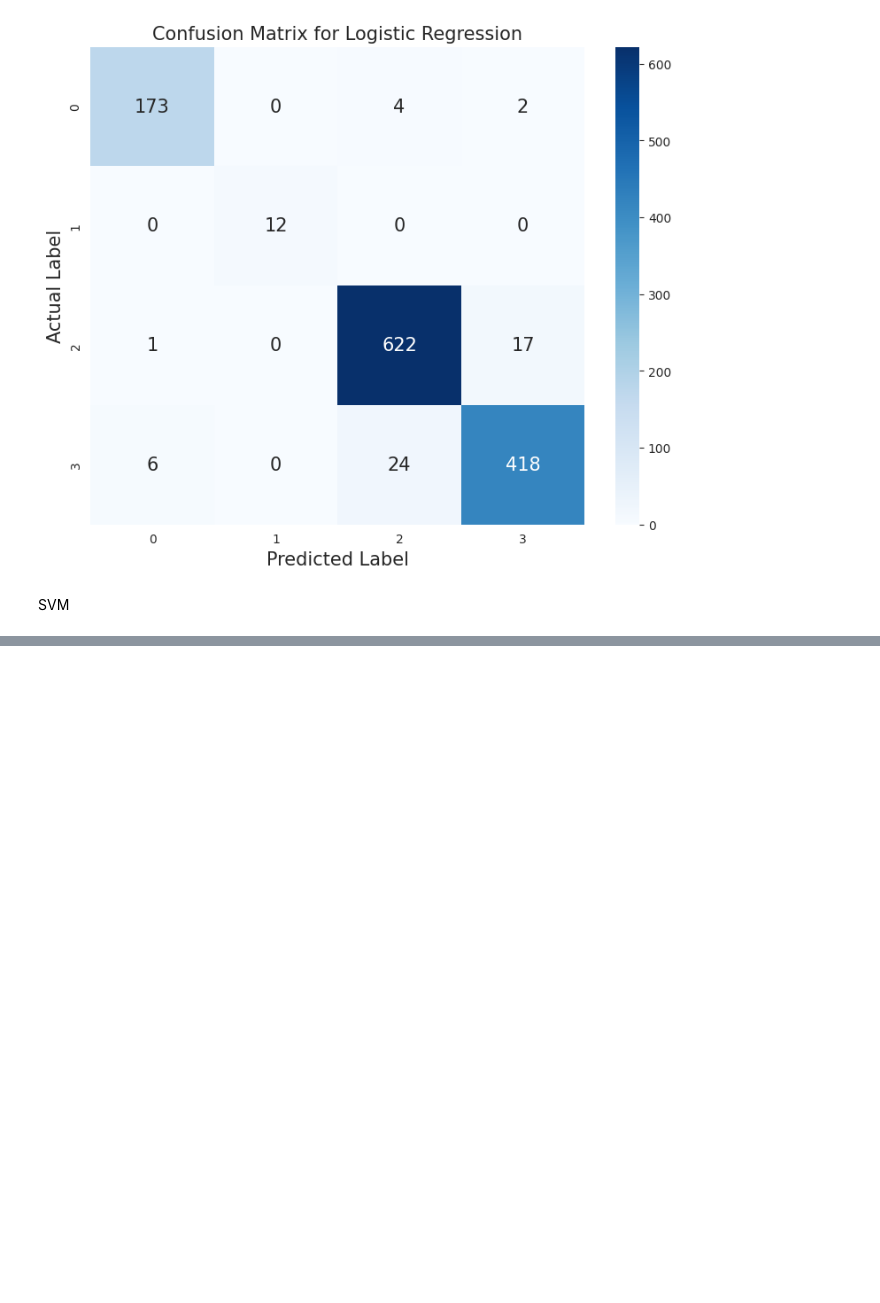
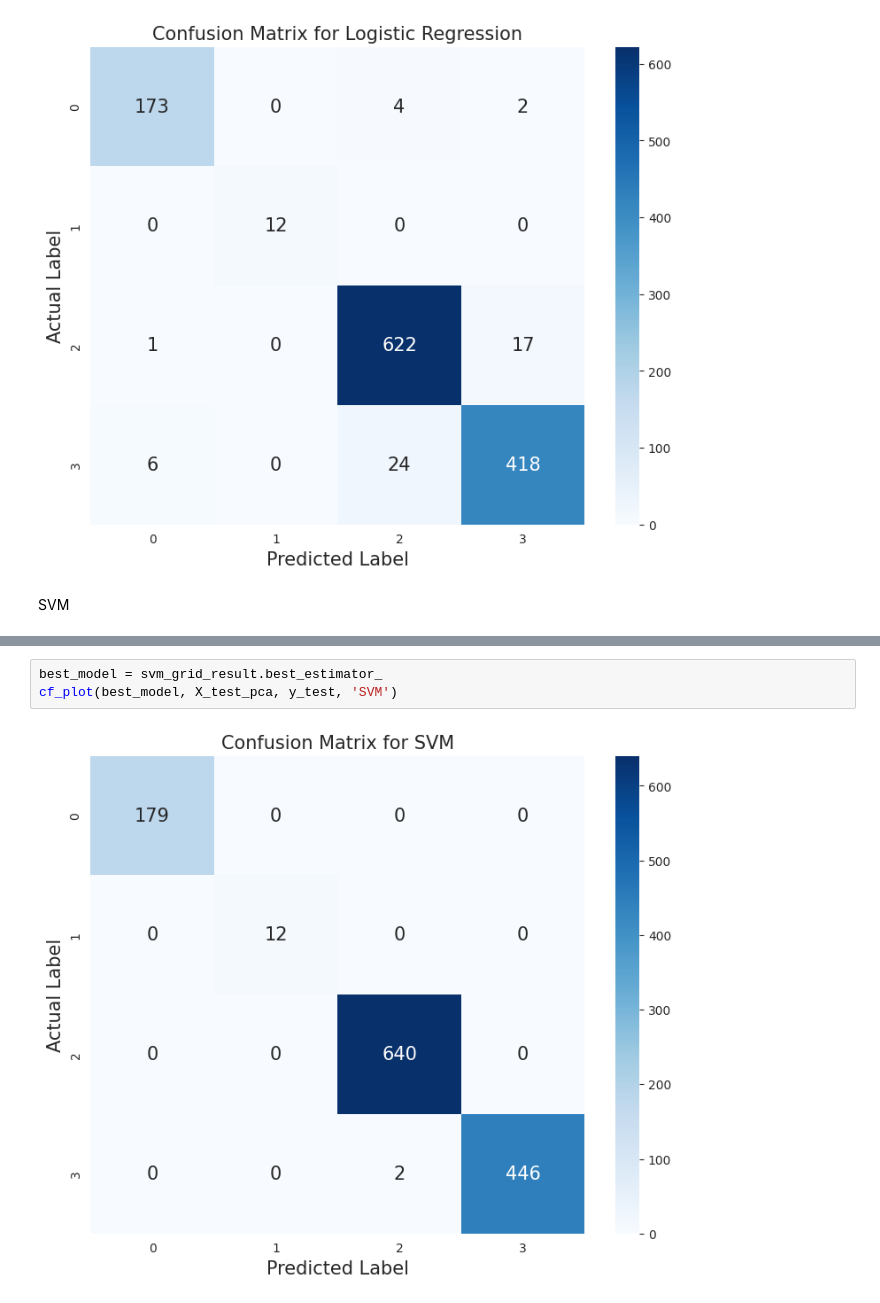
Before and after one commit to khushboo0824/cognitive-assessment-, a Jupyter notebook: ML/ML_models.ipynb, the cells around one changed output, grey strips where cells are left out. Saved outputs shown, nothing was run; the diff lists cells and outputs as text; blank space fills up the shorter version.

```diff
--- a/ML/ML_models.ipynb
+++ b/ML/ML_models.ipynb
@@ -286,0 +289,5 @@ scatter_plots(svm_grid_result,'SVM')
+# %%
+best_model = svm_grid_result.best_estimator_
+cf_plot(best_model, X_test_pca, y_test, 'SVM')
+# %% [output]
+[figure, added]
```
Also changed, not shown: parts of 3 cells of this notebook.
